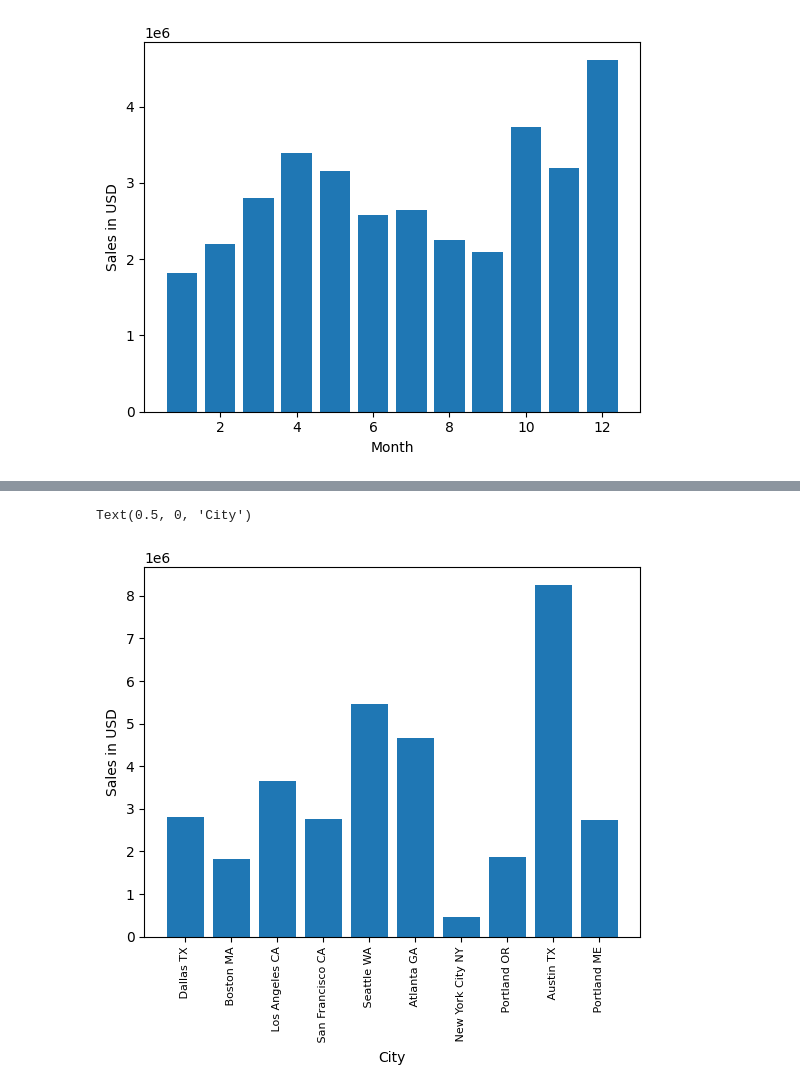
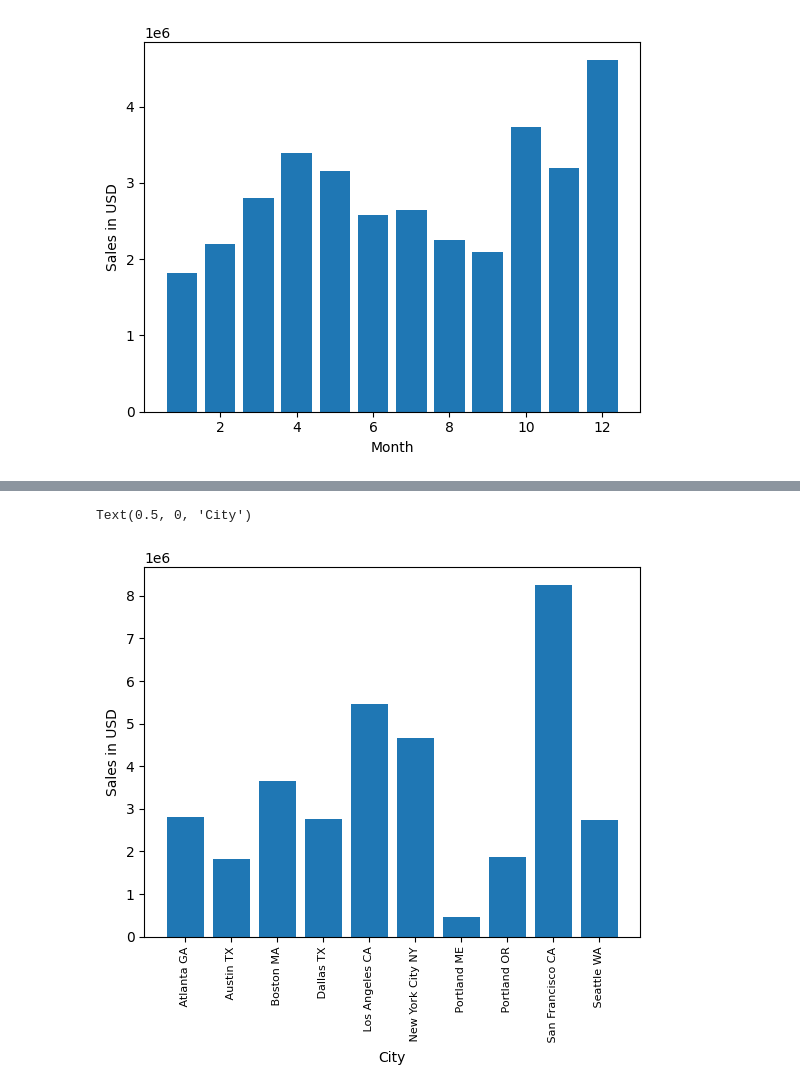
Before and after one commit to MorgooN/Analysis_Things, a Jupyter notebook: SalesAnalysis/AnalyticsMagic.ipynb, the cells around one changed output, grey strips where cells are left out. Saved outputs shown, nothing was run; the diff lists cells and outputs as text; code cells hidden in the pictures.

```diff
--- a/SalesAnalysis/AnalyticsMagic.ipynb
+++ b/SalesAnalysis/AnalyticsMagic.ipynb
@@ -129,12 +129,12 @@ results.head()
 | Dallas TX | 176558176569176570176577176596176... | USB-C Charging Cable27in 4K Gamin... | 16730 | 2752627.82 | 04/19/19 08:4604/16/19 19:2304/22... | 917 1st St, Dallas, TX 75001657 H... | 104620 | 2767975.40 |
 | Los Angeles CA | 176560176560176561176567176574176... | Google PhoneWired HeadphonesWired... | 33289 | 5421435.23 | 04/12/19 14:3804/12/19 14:3804/30... | 669 Spruce St, Los Angeles, CA 90... | 208325 | 5452570.80 |
 # %%
-cities = df['City'].unique()
+cities = [city for city, df in df.groupby('City')] # getting city in correct order
 
 plt.bar(cities, results['Sales'])
 plt.xticks(cities,rotation = 'vertical', size = 8)
 plt.ylabel('Sales in USD')
 plt.xlabel('City')
 # %% [output]
 Text(0.5, 0, 'City')
-[figure, old version]
+[figure, new version]
```
Also changed, not shown: parts of 2 cells of this notebook.
